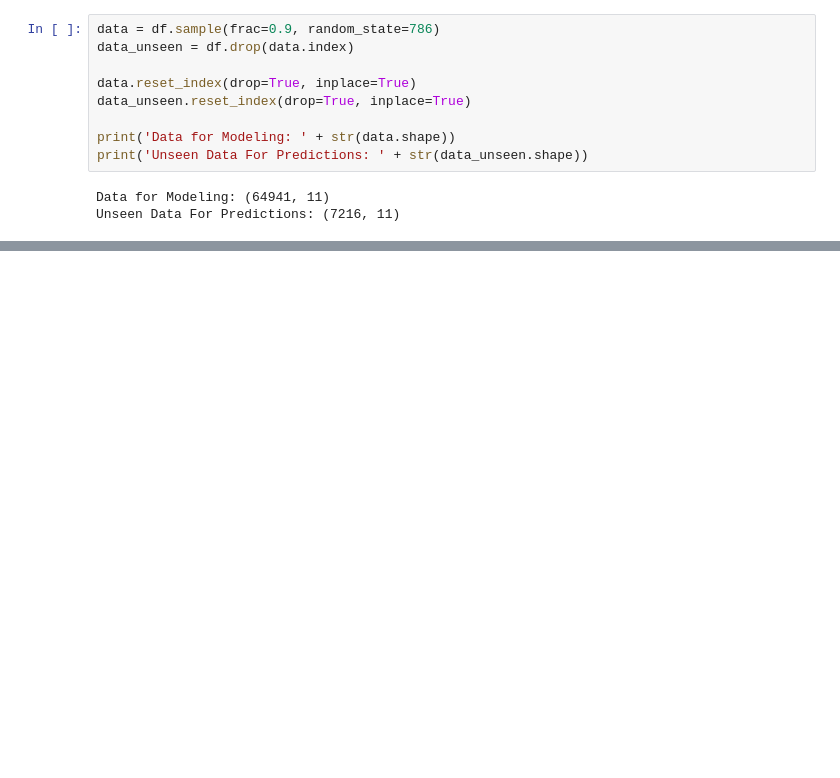
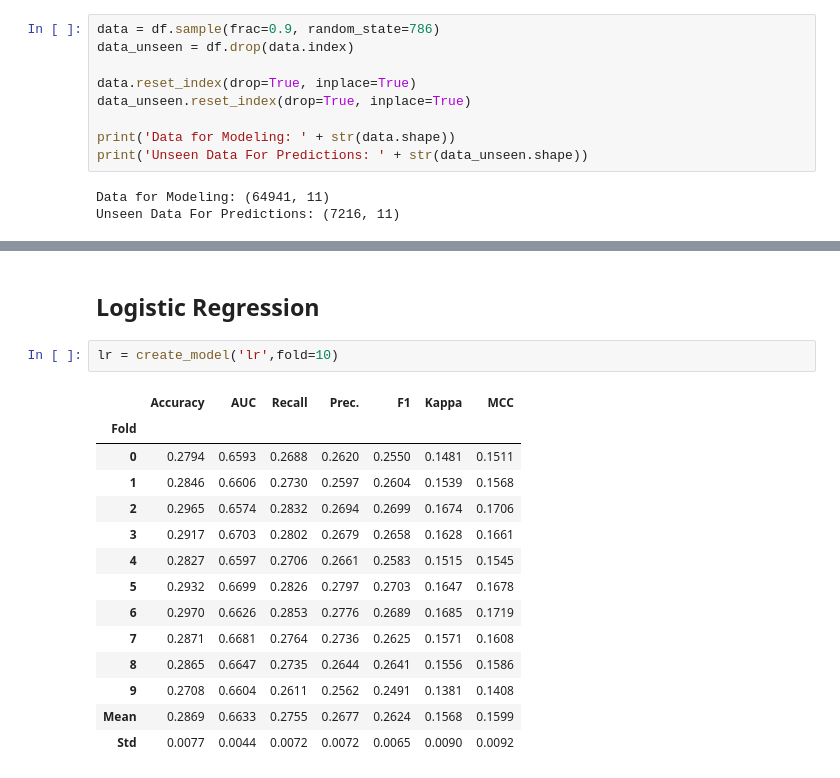
Before and after one commit to imraghavagr/Gait-Data-Analysis, a Jupyter notebook: ra_29may.ipynb, the cells around one changed output, grey strips where cells are left out. Drawn from its saved outputs; the diff is of its cells as text; blank space fills up the shorter version.

```diff
--- a/ra_29may.ipynb
+++ b/ra_29may.ipynb
@@ -146,0 +159,19 @@ plot_model(et, plot = 'error')
+# %% [markdown]
+## Logistic Regression
+# %%
+lr = create_model('lr',fold=10)
+# %% [output]
+|  | Accuracy | AUC | Recall | Prec. | F1 | Kappa | MCC |
+| Fold |  |  |  |  |  |  |  |
+| 0 | 0.2794 | 0.6593 | 0.2688 | 0.2620 | 0.2550 | 0.1481 | 0.1511 |
+| 1 | 0.2846 | 0.6606 | 0.2730 | 0.2597 | 0.2604 | 0.1539 | 0.1568 |
+| 2 | 0.2965 | 0.6574 | 0.2832 | 0.2694 | 0.2699 | 0.1674 | 0.1706 |
+| 3 | 0.2917 | 0.6703 | 0.2802 | 0.2679 | 0.2658 | 0.1628 | 0.1661 |
+| 4 | 0.2827 | 0.6597 | 0.2706 | 0.2661 | 0.2583 | 0.1515 | 0.1545 |
+| 5 | 0.2932 | 0.6699 | 0.2826 | 0.2797 | 0.2703 | 0.1647 | 0.1678 |
+| 6 | 0.2970 | 0.6626 | 0.2853 | 0.2776 | 0.2689 | 0.1685 | 0.1719 |
+| 7 | 0.2871 | 0.6681 | 0.2764 | 0.2736 | 0.2625 | 0.1571 | 0.1608 |
+| 8 | 0.2865 | 0.6647 | 0.2735 | 0.2644 | 0.2641 | 0.1556 | 0.1586 |
+| 9 | 0.2708 | 0.6604 | 0.2611 | 0.2562 | 0.2491 | 0.1381 | 0.1408 |
+| Mean | 0.2869 | 0.6633 | 0.2755 | 0.2677 | 0.2624 | 0.1568 | 0.1599 |
+| Std | 0.0077 | 0.0044 | 0.0072 | 0.0072 | 0.0065 | 0.0090 | 0.0092 |
```
Also changed, not shown: parts of 57 cells of this notebook, 2 other files.
